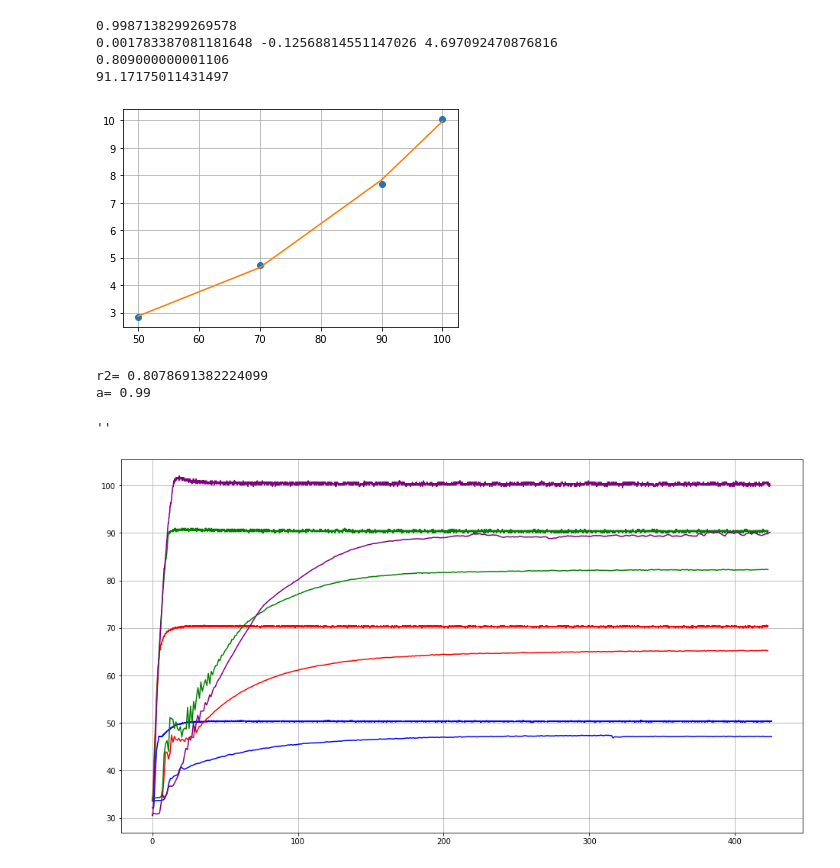
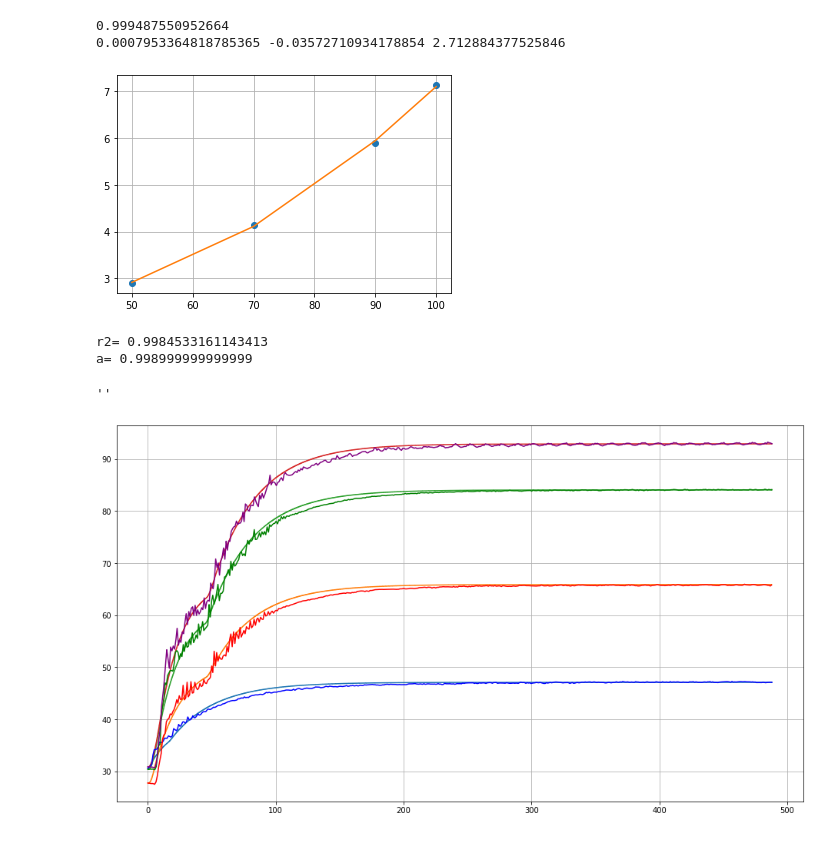
Before and after one commit to joshlwhitehead/work, a Jupyter notebook: analysis/heat/dataqstuff/kalman.ipynb, the cells around one changed output. Cells and saved outputs as stored; diff of their text form; code cells hidden in the pictures.

```diff
--- a/analysis/heat/dataqstuff/kalman.ipynb
+++ b/analysis/heat/dataqstuff/kalman.ipynb
@@ -17,17 +17,17 @@ def r2surf(zlist,zlistfit):
     r2 = 1-sr/st
     return r2
 
-fif = dat.lid0Cons0_50
-sev = dat.lid0Cons0_70
-nin = dat.lid0Cons0_90
-one = dat.lid0Cons0_100
+fif = dat.h50_noInsert
+sev = dat.h70_noInsert
+nin = dat.h90_noInsert
+one = dat.h100_noInsert
 
 
 
-a = 50 - np.average(fif[2][-100:])
-b = 70 - np.average(sev[2][-100:])
-c = 90 - np.average(nin[2][-100:])
-d = 100 - np.average(one[2][-100:])
+a = 50 - np.average(fif[2][-50:])
+b = 70 - np.average(sev[2][-50:])
+c = 90 - np.average(nin[2][-50:])
+d = 100 - np.average(one[2][-50:])
 xx = np.array([50,70,90,100])
 yy = np.array([a,b,c,d])
 aa,bb,cc = np.polyfit(xx,yy,2)                              #offset coeffs
@@ -39,14 +39,12 @@ plt.grid()
 print(r2(yy,aa*xx**2+bb*xx+cc))
 print(aa,bb,cc)
 # print(fif[0][1])
-T = 105
+# T = 105
 # print(T-(aa*115**2+bb*115+cc))
 # %% [output]
-0.9987138299269578
-0.001783387081181648 -0.12568814551147026 4.697092470876816
-0.809000000001106
-91.17175011431497
+0.999487550952664
+0.0007953364818785365 -0.03572710934178854 2.712884377525846
-[figure, old version]
+[figure, new version]
 # %%
 rr = {}
 # set = [50,70,90,100]
@@ -55,34 +53,44 @@ shortest = min(len(fif[1]),len(fif[2]),len(sev[1]),len(sev[2]),len(nin[1]),len(n
 ytot = [fif[2][:shortest],sev[2][:shortest],nin[2][:shortest],one[2][:shortest]]
 timTot = [fif[0][:shortest],sev[0][:shortest],nin[0][:shortest],one[0][:shortest]]
 xtot = [fif[1][:shortest],sev[1][:shortest],nin[1][:shortest],one[1][:shortest]]
+
 # end = 600
 # ytot = [fif[2][:end],sev[2][:end],nin[2][:end],one[2][:end]]
 # xtot = [fif[1][:end],sev[1][:end],nin[1][:end],one[1][:end]]
+for i in xtot:
+    for j in range(len(i)):
+        if str(i[j]) == 'nan':
+            i[j] = i[j-1]
+
+
 zlist = []
 for i in ytot:
     for j in i:
         zlist.append(j)
 
-big = np.arange(0.99,1,0.01)
+big = np.arange(0.99,1,0.0001)
 for i in big:
     zlistfit = []
     for j in range(len(ytot)):
         old = ytot[j][0]
         # ans = []
 
-
+        count = 0
         for k in xtot[j]:
             if str(k) == 'nan':
-                print('fix csv')
-                break
+                xtot[j][count] = xtot[j][count-1]
+                # break
             else:
                 offset = aa*k**2+bb*k+cc
                 old = old*i+(k-offset)*(1-i)
                 zlistfit.append(old)
+            count+=1
+        # print(len(zlistfit))
+
 
 
     r = r2surf(zlist,zlistfit)
-    if r >0 and r<1:
+    if r >.9 and r<1:
         rr[r] = i
 
 # print(rr)
@@ -90,29 +98,29 @@ print('r2=',max(rr))
 
 trust = rr[max(rr)]
 print('a=',trust)
-trust = .99802
+# trust = .99802
 # trust = .9957
 # %% [output]
-r2= 0.8078691382224099
-a= 0.99
+r2= 0.9984533161143413
+a= 0.998999999999999
 # %%
 plt.figure(figsize=(16,9))
 for j in range(len(ytot)):
     old = ytot[j][0]
     ans = []
 
     for k in xtot[j]:
         offset = aa*k**2+bb*k+cc
         old = old*trust+(k-offset)*(1-trust)
         ans.append(old)
-    # plt.plot(timTot[j],ans)
+    plt.plot(timTot[j],ans)
 colors=['b','r','g','purple']
 for i in range(len(ytot)):
     plt.plot(timTot[i],ytot[i],colors[i])
-    plt.plot(timTot[i],xtot[i],colors[i])
+    # plt.plot(timTot[i],xtot[i],colors[i])
 plt.grid()
 # plt.yticks(np.arange(25,95,5))
 ;
 # %% [output]
 ''
-[figure, old version]
+[figure, new version]
```
Also changed, not shown: 49 other files.
